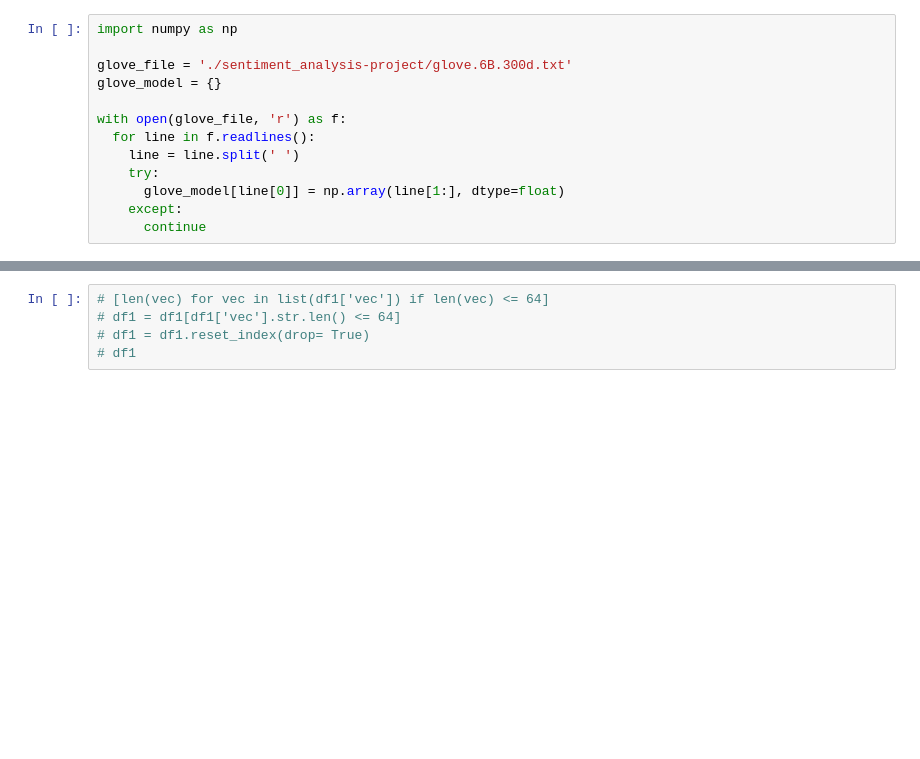
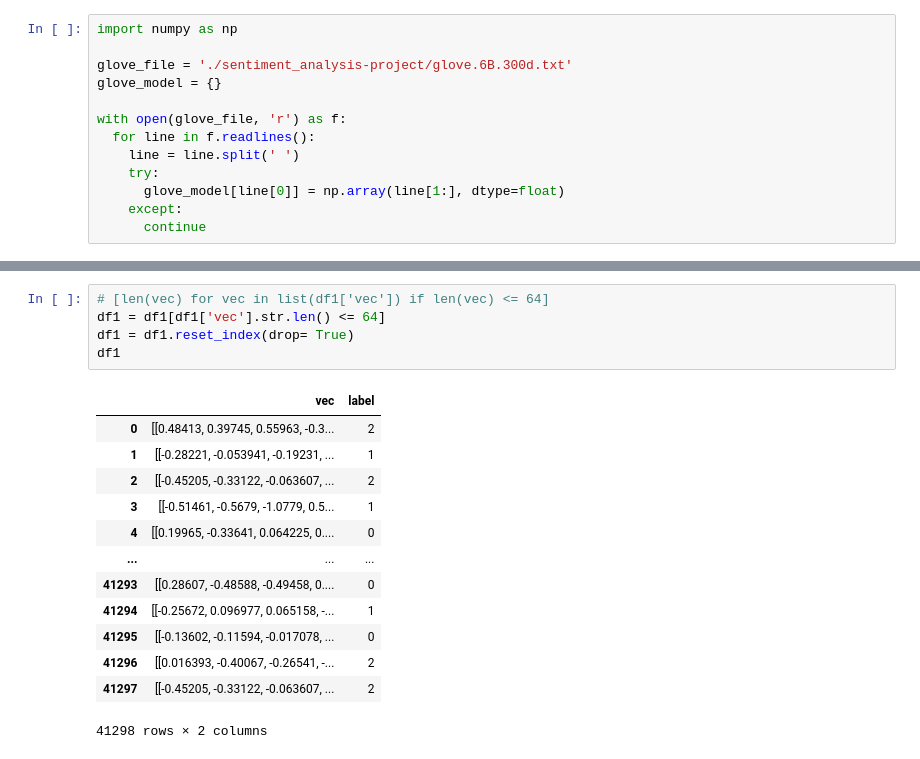
Before and after one commit to mohourzik/sentiment_analysis-project, a Jupyter notebook: glove.ipynb, the cells around one changed output, grey strips where cells are left out. Saved outputs shown, nothing was run; the diff lists cells and outputs as text; blank space fills up the shorter version.

```diff
--- a/glove.ipynb
+++ b/glove.ipynb
@@ -151,8 +207,22 @@ df1
 # %%
 # [len(vec) for vec in list(df1['vec']) if len(vec) <= 64]
-# df1 = df1[df1['vec'].str.len() <= 64]
-# df1 = df1.reset_index(drop= True)
-# df1
+df1 = df1[df1['vec'].str.len() <= 64]
+df1 = df1.reset_index(drop= True)
+df1
+# %% [output]
+|  | vec | label |
+| 0 | [[0.48413, 0.39745, 0.55963, -0.3... | 2 |
+| 1 | [[-0.28221, -0.053941, -0.19231, ... | 1 |
+| 2 | [[-0.45205, -0.33122, -0.063607, ... | 2 |
+| 3 | [[-0.51461, -0.5679, -1.0779, 0.5... | 1 |
+| 4 | [[0.19965, -0.33641, 0.064225, 0.... | 0 |
+| ... | ... | ... |
+| 41293 | [[0.28607, -0.48588, -0.49458, 0.... | 0 |
+| 41294 | [[-0.25672, 0.096977, 0.065158, -... | 1 |
+| 41295 | [[-0.13602, -0.11594, -0.017078, ... | 0 |
+| 41296 | [[0.016393, -0.40067, -0.26541, -... | 2 |
+| 41297 | [[-0.45205, -0.33122, -0.063607, ... | 2 |
+41298 rows × 2 columns
 # %%
 import torch
 from torch.nn.utils.rnn import pad_sequence
```
Also changed, not shown: parts of 10 cells of this notebook.
